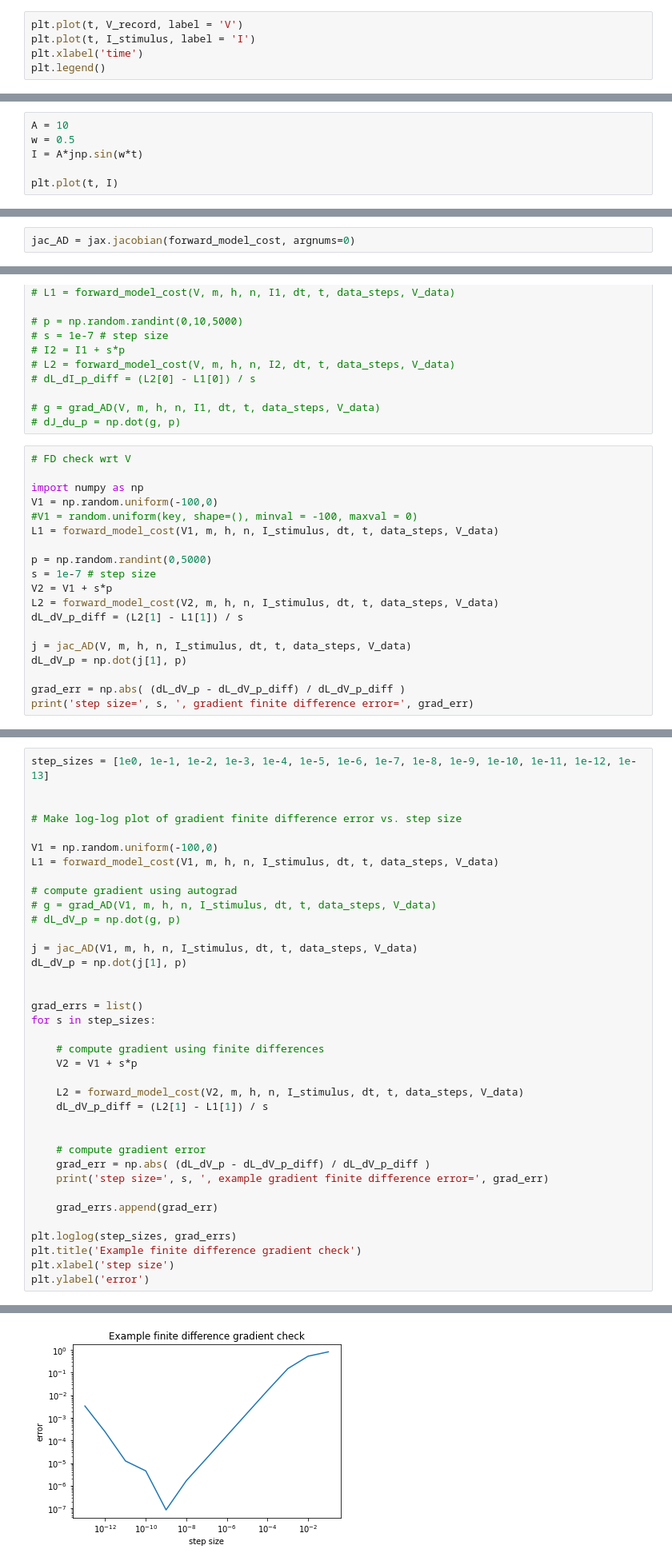
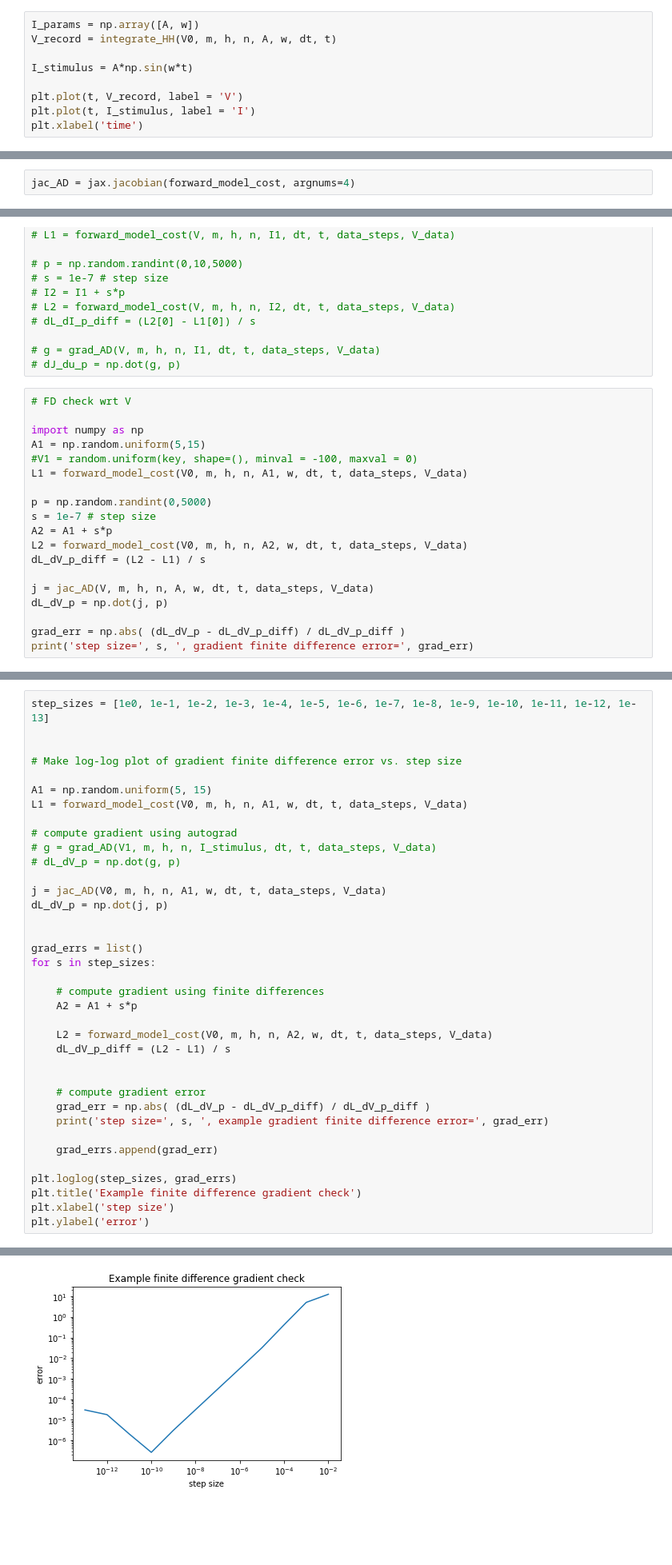
Before and after one commit to sepstein22/computational_brain, a Jupyter notebook: adjoint_jax.ipynb, the cells around one changed output, grey strips where cells are left out. Shown at 80% size. Cells and saved outputs as stored; diff of their text form; blank space fills up the shorter version.

```diff
--- a/adjoint_jax.ipynb
+++ b/adjoint_jax.ipynb
@@ -85,8 +95,12 @@ def integrate_HH(V, m, h, n, I, dt):
         n += dndt * dt
     return V_record
 # %%
+I_params = np.array([A, w])
+V_record = integrate_HH(V0, m, h, n, A, w, dt, t)
+
+I_stimulus = A*np.sin(w*t)
+
 plt.plot(t, V_record, label = 'V')
 plt.plot(t, I_stimulus, label = 'I')
 plt.xlabel('time')
-plt.legend()
 # %% [output]
@@ -190,6 +194,0 @@ def forward_model_cost(V, m, h, n, I_stimulus, dt, t, data_steps, V_data):
-# %%
-A = 10
-w = 0.5
-I = A*jnp.sin(w*t)
-
-plt.plot(t, I)
@@ -206,7 +202,7 @@ plt.plot(t, I)
 
 # total_cost = forward_model_cost(V, m, h, n, I_stimulus, dt, t, data_steps, V_data)
 # %%
-jac_AD = jax.jacobian(forward_model_cost, argnums=0)
+jac_AD = jax.jacobian(forward_model_cost, argnums=4)
 # %%
 # test jax
 
@@ -235,18 +233,18 @@ len(test[0]), len(test[1])
 # FD check wrt V
 
 import numpy as np
-V1 = np.random.uniform(-100,0)
+A1 = np.random.uniform(5,15)
 #V1 = random.uniform(key, shape=(), minval = -100, maxval = 0)
-L1 = forward_model_cost(V1, m, h, n, I_stimulus, dt, t, data_steps, V_data)
+L1 = forward_model_cost(V0, m, h, n, A1, w, dt, t, data_steps, V_data)
 
 p = np.random.randint(0,5000)
 s = 1e-7 # step size
-V2 = V1 + s*p
-L2 = forward_model_cost(V2, m, h, n, I_stimulus, dt, t, data_steps, V_data)
-dL_dV_p_diff = (L2[1] - L1[1]) / s
+A2 = A1 + s*p
+L2 = forward_model_cost(V0, m, h, n, A2, w, dt, t, data_steps, V_data)
+dL_dV_p_diff = (L2 - L1) / s
 
-j = jac_AD(V, m, h, n, I_stimulus, dt, t, data_steps, V_data)
-dL_dV_p = np.dot(j[1], p)
+j = jac_AD(V, m, h, n, A, w, dt, t, data_steps, V_data)
+dL_dV_p = np.dot(j, p)
 
 grad_err = np.abs( (dL_dV_p - dL_dV_p_diff) / dL_dV_p_diff )
 print('step size=', s, ', gradient finite difference error=', grad_err)
@@ -263,25 +276,25 @@ step_sizes = [1e0, 1e-1, 1e-2, 1e-3, 1e-4, 1e-5, 1e-6, 1e-7, 1e-8, 1e-9, 1e-10,
 
 # Make log-log plot of gradient finite difference error vs. step size
 
-V1 = np.random.uniform(-100,0)
-L1 = forward_model_cost(V1, m, h, n, I_stimulus, dt, t, data_steps, V_data)
+A1 = np.random.uniform(5, 15)
+L1 = forward_model_cost(V0, m, h, n, A1, w, dt, t, data_steps, V_data)
 
 # compute gradient using autograd
 # g = grad_AD(V1, m, h, n, I_stimulus, dt, t, data_steps, V_data)
 # dL_dV_p = np.dot(g, p)
 
-j = jac_AD(V1, m, h, n, I_stimulus, dt, t, data_steps, V_data)
-dL_dV_p = np.dot(j[1], p)
+j = jac_AD(V0, m, h, n, A1, w, dt, t, data_steps, V_data)
+dL_dV_p = np.dot(j, p)
 
 
 grad_errs = list()
 for s in step_sizes:
 
     # compute gradient using finite differences
-    V2 = V1 + s*p
+    A2 = A1 + s*p
 
-    L2 = forward_model_cost(V2, m, h, n, I_stimulus, dt, t, data_steps, V_data)
-    dL_dV_p_diff = (L2[1] - L1[1]) / s
+    L2 = forward_model_cost(V0, m, h, n, A2, w, dt, t, data_steps, V_data)
+    dL_dV_p_diff = (L2 - L1) / s
 
 
     # compute gradient error
@@ -312,5 +325,5 @@ step size= 1e-13 , example gradient finite difference error= [0.00336158]
 Text(0, 0.5, 'error')
-[figure, old version]
+[figure, new version]
 # %% [markdown]
 #### Steepest Descent
 # %%
```
Also changed, not shown: parts of 18 cells of this notebook.
